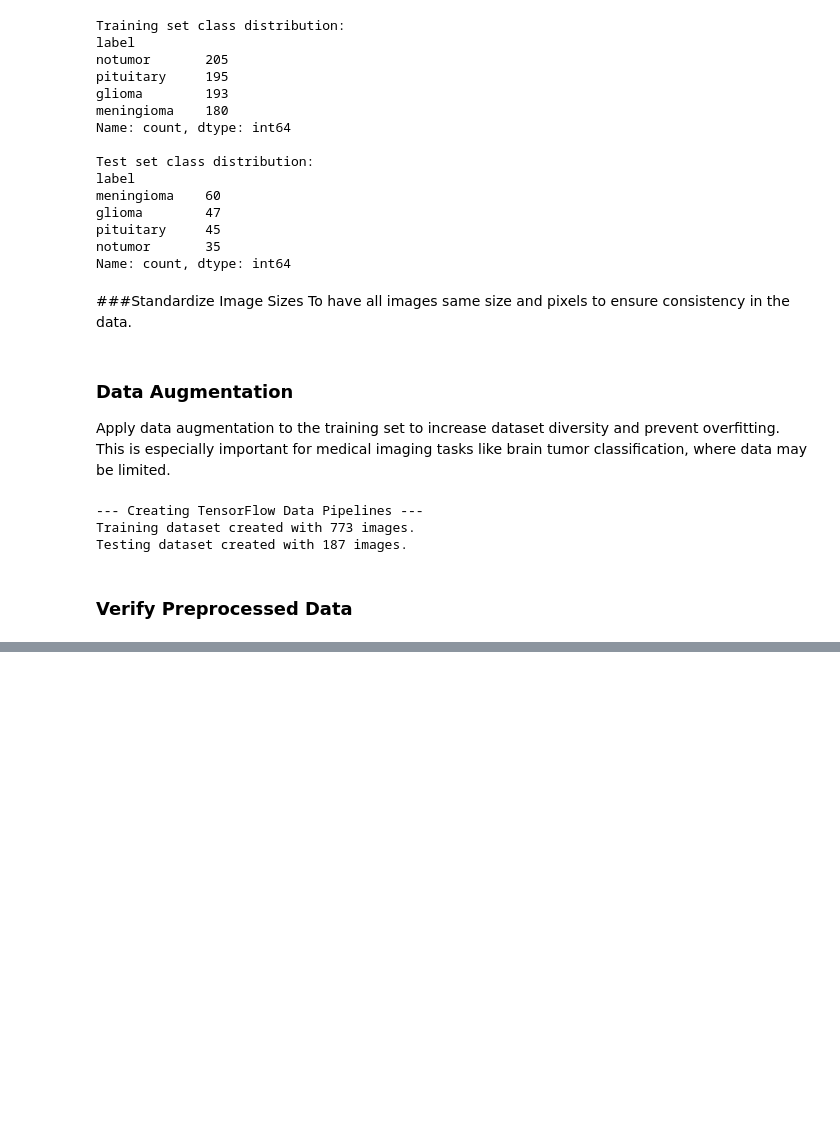
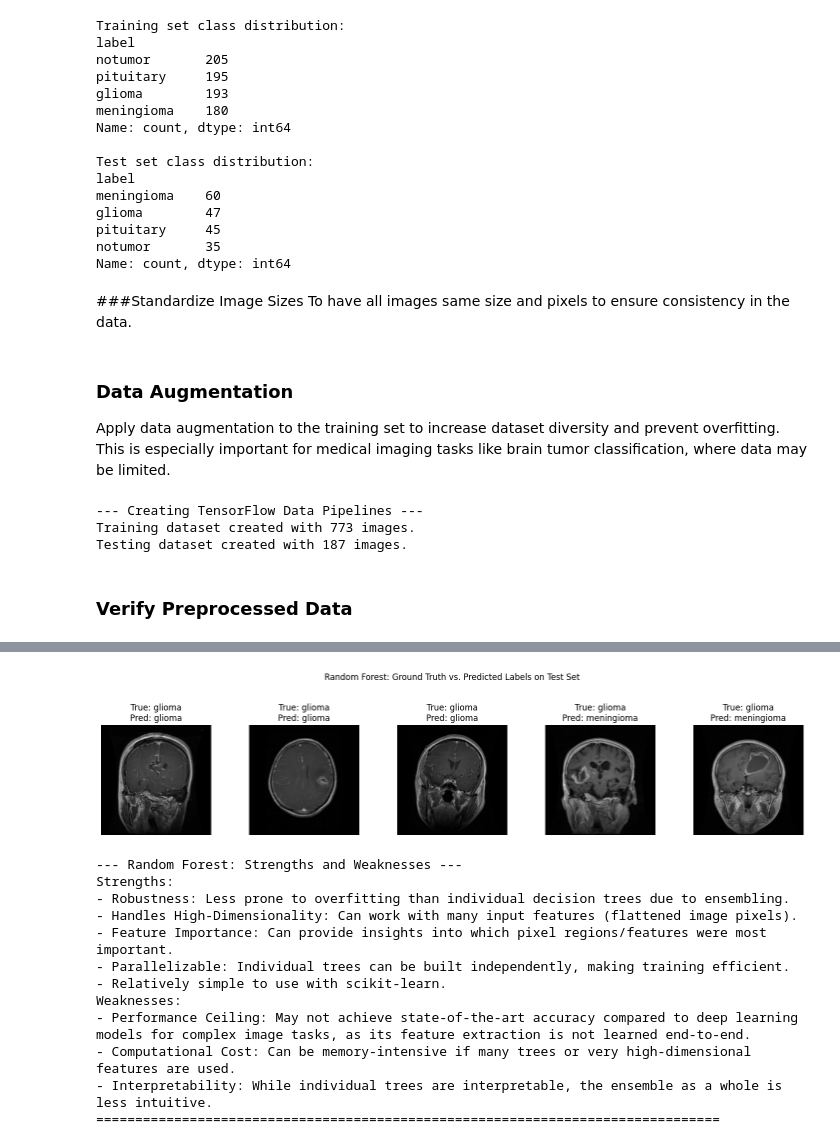
Before and after one commit to 2300914/CSC3109_ML, a Jupyter notebook: T16.ipynb, the cells around one changed output, grey strips where cells are left out. Cells and saved outputs as stored; diff of their text form; code cells hidden in the pictures; blank space fills up the shorter version.

Commit message:
added evaluate_model, random forest and CNN

```diff
--- a/T16.ipynb
+++ b/T16.ipynb
@@ -863,0 +926,65 @@ NameError: name 'IMG_SIZE' is not defined
+# %%
+# --- 1. Conventional Machine Learning Approach: Random Forest ---
+print("\n" + "="*80)
+print("1. Conventional Machine Learning Approach: Random Forest")
+print("="*80)
+
+# O Model Training and Tuning
+print("\n--- Training Random Forest Model ---")
+# Define the model
+rf_model = RandomForestClassifier(random_state=42)
+
+# Define a smaller parameter grid for quicker demonstration.
+# In a real project, you would explore a wider range.
+param_grid = {
+    'n_estimators': [50, 100], # Number of trees in the forest
+    'max_depth': [10, 20, None], # Maximum depth of the tree (None means unlimited)
+    'min_samples_leaf': [1, 5], # Minimum number of samples required at each leaf node
+}
+
+# GridSearchCV for hyperparameter tuning with cross-validation
+print("Starting GridSearchCV for Random Forest tuning...")
+grid_search = GridSearchCV(estimator=rf_model, param_grid=param_grid, cv=3,
+                           scoring='accuracy', n_jobs=-1, verbose=1)
+grid_search.fit(X_train_np, y_train_np)
+
+best_rf_model = grid_search.best_estimator_
+print(f"Best Random Forest Parameters: {grid_search.best_params_}")
+print(f"Best Random Forest Cross-validation Accuracy: {grid_search.best_score_:.4f}")
+
+# O Machine Learning Inference
+print("\n--- Making Predictions with Best Random Forest Model ---")
+y_pred_rf = best_rf_model.predict(X_test_np)
+y_prob_rf = best_rf_model.predict_proba(X_test_np)
+
+# O Performance Evaluation
+evaluate_model("Random Forest", y_test_np, y_pred_rf, y_prob_rf)
+
+# O Visual Vetting: Random Forest Predictions
+print("\n--- Visual Vetting: Random Forest Predictions ---")
+num_samples_to_show = 5
+plt.figure(figsize=(15, 6))
+for i in range(num_samples_to_show):
+    ax = plt.subplot(2, num_samples_to_show, i + 1)
+    plt.imshow(X_test_original_images[i]) # Use original image (normalized [0,1])
+    plt.title(f"True: {CLASSES[y_test_original_labels[i]]}\nPred: {CLASSES[y_pred_rf[i]]}")
+    plt.axis("off")
+plt.suptitle("Random Forest: Ground Truth vs. Predicted Labels on Test Set")
+plt.tight_layout(rect=[0, 0.03, 1, 0.95])
+plt.show()
+
+
+# O Strengths and Weaknesses Discussion (Integrated into output)
+print("\n--- Random Forest: Strengths and Weaknesses ---")
+print("Strengths:")
+print("- Robustness: Less prone to overfitting than individual decision trees due to ensembling.")
+print("- Handles High-Dimensionality: Can work with many input features (flattened image pixels).")
+print("- Feature Importance: Can provide insights into which pixel regions/features were most important.")
+print("- Parallelizable: Individual trees can be built independently, making training efficient.")
+print("- Relatively simple to use with scikit-learn.")
+print("Weaknesses:")
+print("- Performance Ceiling: May not achieve state-of-the-art accuracy compared to deep learning models for complex image tasks, as its feature extraction is not learned end-to-end.")
+print("- Computational Cost: Can be memory-intensive if many trees or very high-dimensional features are used.")
+print("- Interpretability: While individual trees are interpretable, the ensemble as a whole is less intuitive.")
+print("="*80 + "\n")
+# %% [output]
@@ -863,0 +1008,13 @@ NameError: name 'IMG_SIZE' is not defined
+[figure, added]
+--- Random Forest: Strengths and Weaknesses ---
+Strengths:
+- Robustness: Less prone to overfitting than individual decision trees due to ensembling.
+- Handles High-Dimensionality: Can work with many input features (flattened image pixels).
+- Feature Importance: Can provide insights into which pixel regions/features were most important.
+- Parallelizable: Individual trees can be built independently, making training efficient.
+- Relatively simple to use with scikit-learn.
+Weaknesses:
+- Performance Ceiling: May not achieve state-of-the-art accuracy compared to deep learning models for complex image tasks, as its feature extraction is not learned end-to-end.
+- Computational Cost: Can be memory-intensive if many trees or very high-dimensional features are used.
+- Interpretability: While individual trees are interpretable, the ensemble as a whole is less intuitive.
+================================================================================
```
Also changed, not shown: parts of 17 cells of this notebook.
